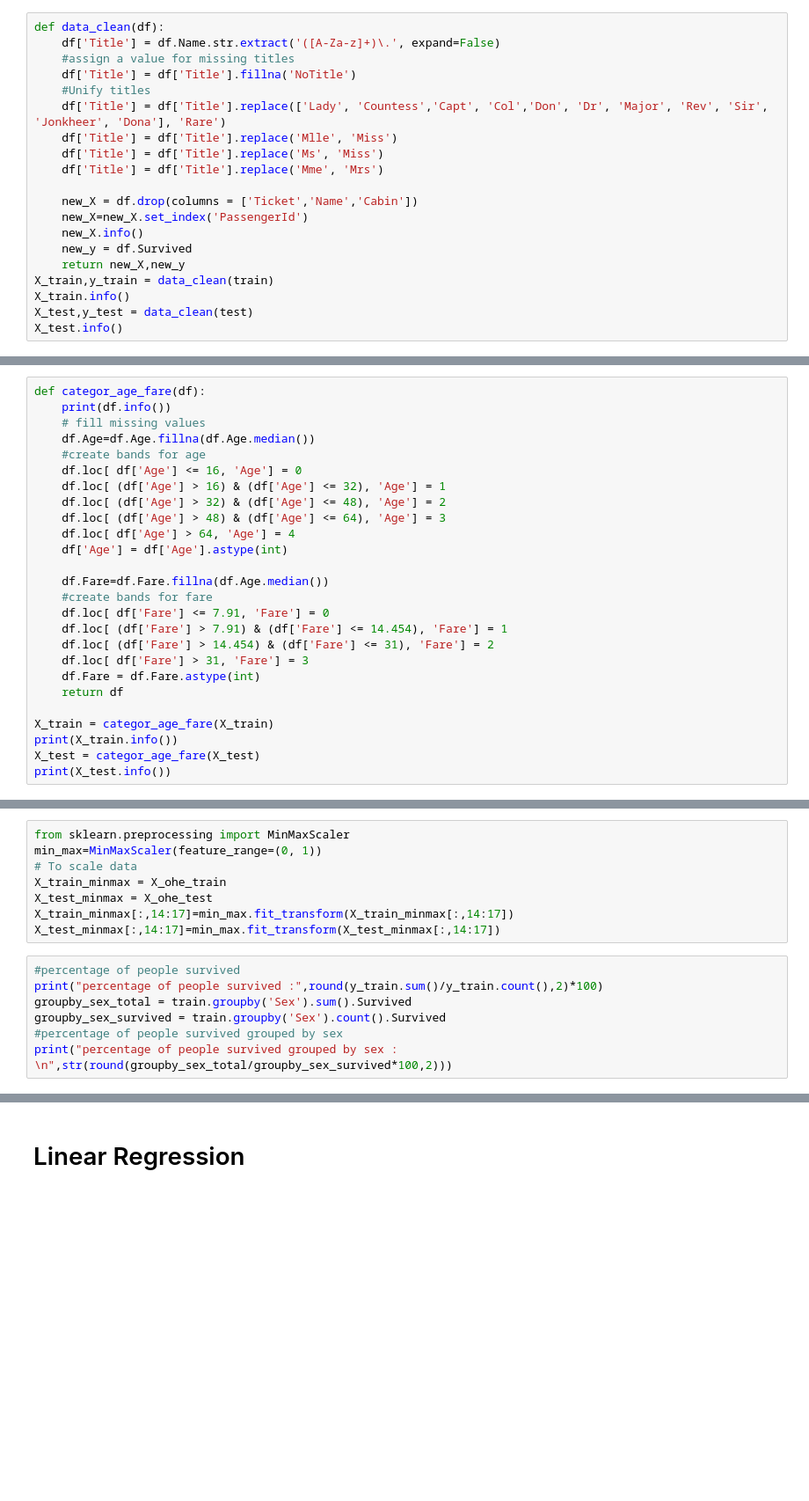
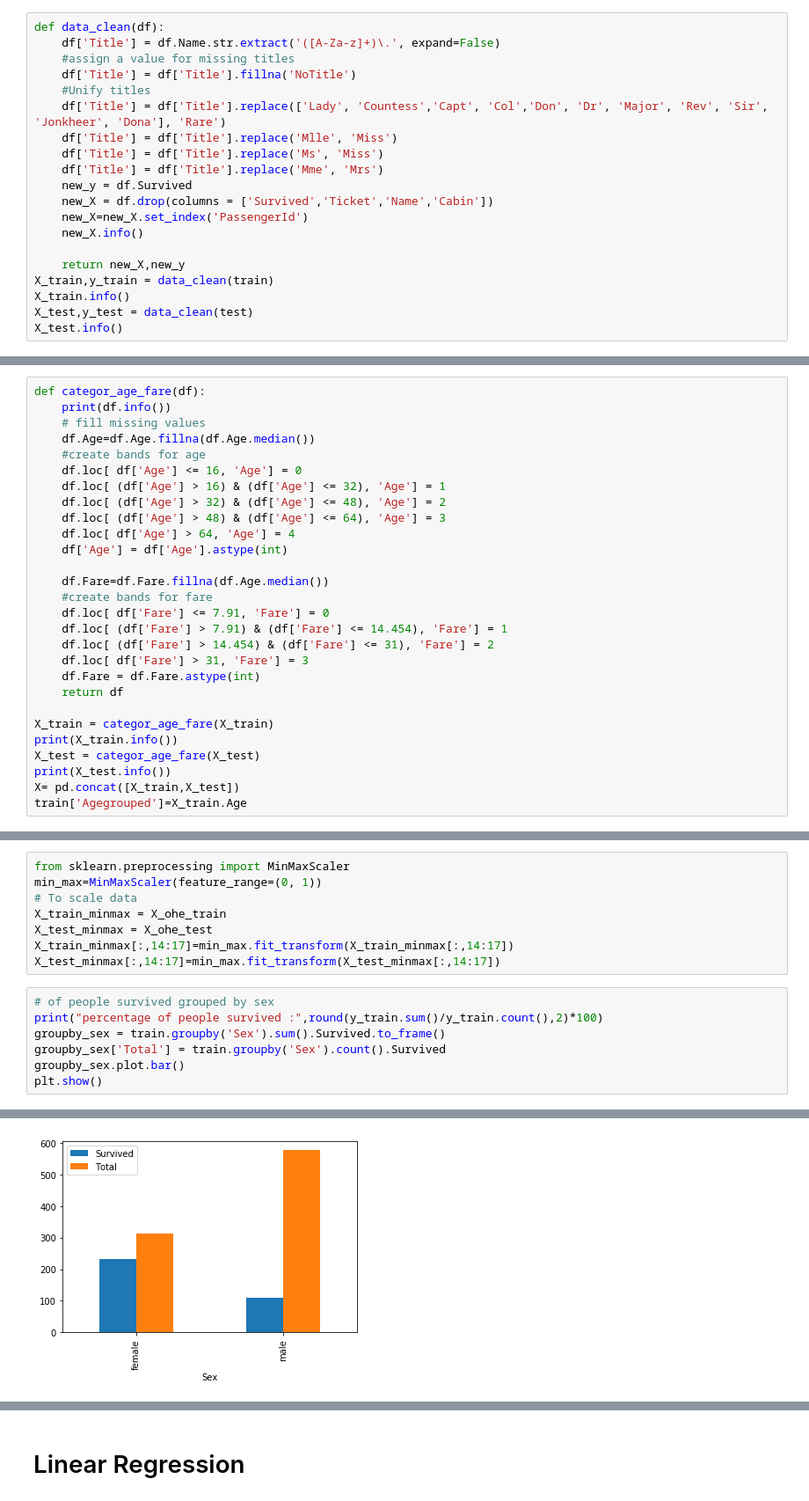
Before and after one commit to sathishkumar118/Titanic-Dataset-Solution, a Jupyter notebook: Titanic EDA NB.ipynb, the cells around one changed output, grey strips where cells are left out. Shown: that part at 88% size. Cells and saved outputs as stored; diff of their text form; blank space fills up the shorter version.

```diff
--- a/Titanic EDA NB.ipynb
+++ b/Titanic EDA NB.ipynb
@@ -66,11 +67,11 @@ def data_clean(df):
     df['Title'] = df['Title'].replace('Mlle', 'Miss')
     df['Title'] = df['Title'].replace('Ms', 'Miss')
     df['Title'] = df['Title'].replace('Mme', 'Mrs')
-
-    new_X = df.drop(columns = ['Ticket','Name','Cabin'])
+    new_y = df.Survived
+    new_X = df.drop(columns = ['Survived','Ticket','Name','Cabin'])
     new_X=new_X.set_index('PassengerId')
     new_X.info()
-    new_y = df.Survived
+
     return new_X,new_y
 X_train,y_train = data_clean(train)
 X_train.info()
@@ -123,6 +124,8 @@ X_train = categor_age_fare(X_train)
 print(X_train.info())
 X_test = categor_age_fare(X_test)
 print(X_test.info())
+X= pd.concat([X_train,X_test])
+train['Agegrouped']=X_train.Age
 # %% [output]
 <class 'pandas.core.frame.DataFrame'>
 Int64Index: 891 entries, 1 to 891
@@ -216,11 +220,11 @@ X_test_minmax = X_ohe_test
 X_train_minmax[:,14:17]=min_max.fit_transform(X_train_minmax[:,14:17])
 X_test_minmax[:,14:17]=min_max.fit_transform(X_test_minmax[:,14:17])
 # %%
-#percentage of people survived
+# of people survived grouped by sex
 print("percentage of people survived :",round(y_train.sum()/y_train.count(),2)*100)
-groupby_sex_total = train.groupby('Sex').sum().Survived
-groupby_sex_survived = train.groupby('Sex').count().Survived
-#percentage of people survived grouped by sex
-print("percentage of people survived grouped by sex : \n",str(round(groupby_sex_total/groupby_sex_survived*100,2)))
+groupby_sex = train.groupby('Sex').sum().Survived.to_frame()
+groupby_sex['Total'] = train.groupby('Sex').count().Survived
+groupby_sex.plot.bar()
+plt.show()
 # %% [output]
 percentage of people survived : 38.0
@@ -231,0 +231 @@ Name: Survived, dtype: float64
+[figure, added]
```
Also changed, not shown: parts of 14 cells of this notebook.
